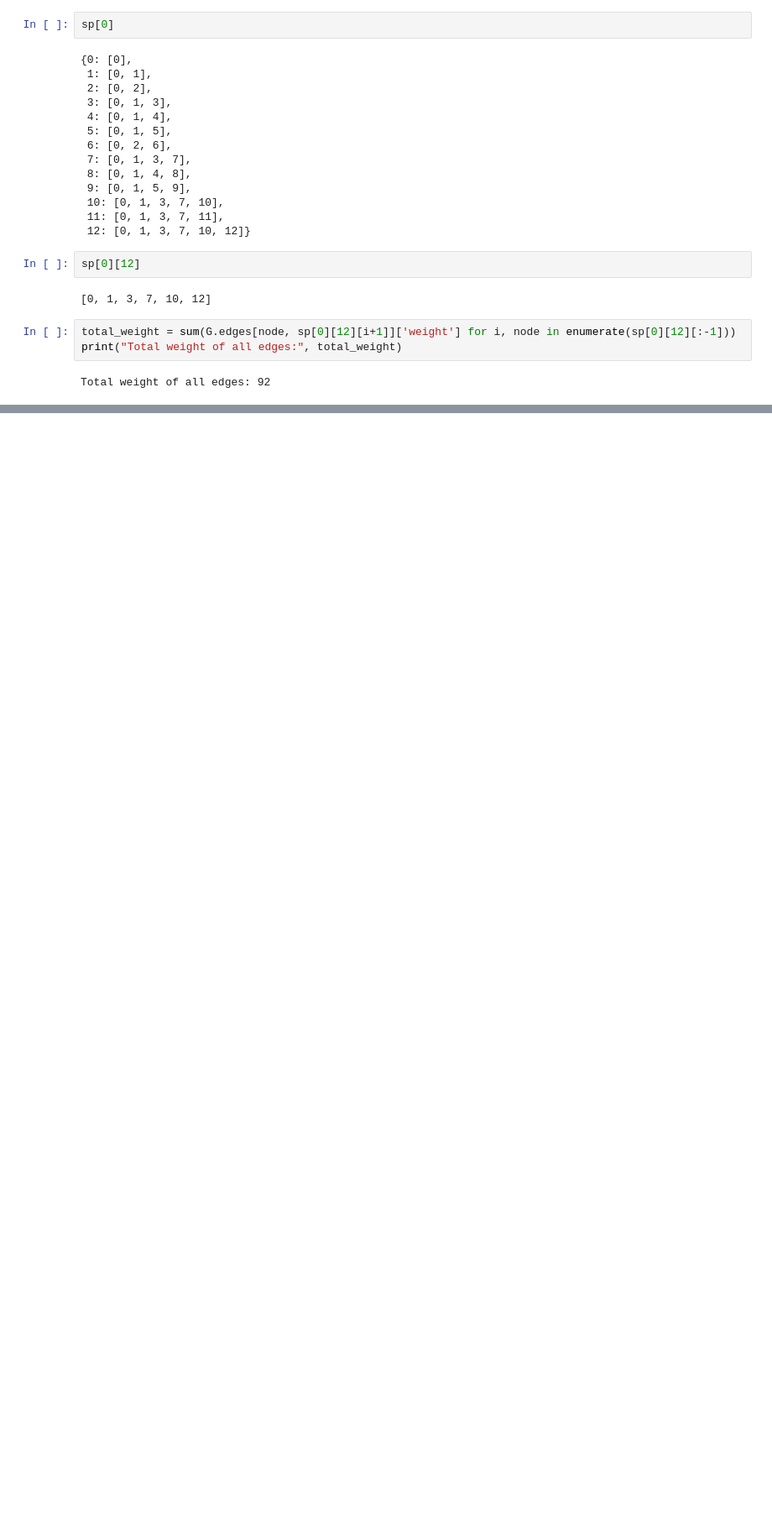
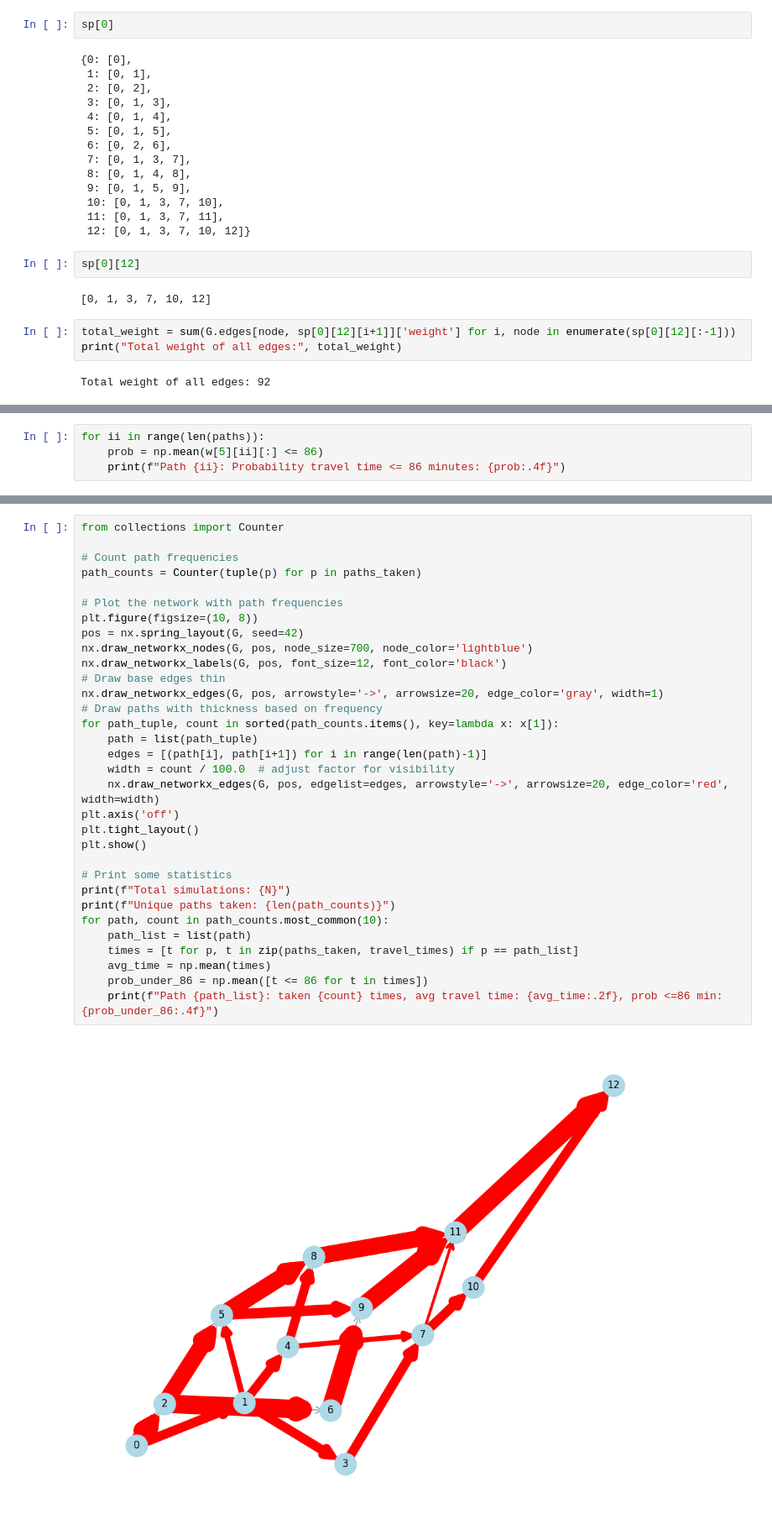
Before and after one commit to martgros/weekly_puzzles, a Jupyter notebook: gambit-route-planning/network.ipynb, the cells around one changed output, grey strips where cells are left out. Shown at 84% size. Cells and saved outputs as stored; diff of their text form; blank space fills up the shorter version.

```diff
--- a/gambit-route-planning/network.ipynb
+++ b/gambit-route-planning/network.ipynb
@@ -104,0 +191,4 @@ Total weight of all edges: 92
+# %%
+for ii in range(len(paths)):
+    prob = np.mean(w[5][ii][:] <= 86)
+    print(f"Path {ii}: Probability travel time <= 86 minutes: {prob:.4f}")
@@ -104,0 +355,34 @@ Total weight of all edges: 92
+# %%
+from collections import Counter
+
+# Count path frequencies
+path_counts = Counter(tuple(p) for p in paths_taken)
+
+# Plot the network with path frequencies
+plt.figure(figsize=(10, 8))
+pos = nx.spring_layout(G, seed=42)
+nx.draw_networkx_nodes(G, pos, node_size=700, node_color='lightblue')
+nx.draw_networkx_labels(G, pos, font_size=12, font_color='black')
+# Draw base edges thin
+nx.draw_networkx_edges(G, pos, arrowstyle='->', arrowsize=20, edge_color='gray', width=1)
+# Draw paths with thickness based on frequency
+for path_tuple, count in sorted(path_counts.items(), key=lambda x: x[1]):
+    path = list(path_tuple)
+    edges = [(path[i], path[i+1]) for i in range(len(path)-1)]
+    width = count / 100.0  # adjust factor for visibility
+    nx.draw_networkx_edges(G, pos, edgelist=edges, arrowstyle='->', arrowsize=20, edge_color='red', width=width)
+plt.axis('off')
+plt.tight_layout()
+plt.show()
+
+# Print some statistics
+print(f"Total simulations: {N}")
+print(f"Unique paths taken: {len(path_counts)}")
+for path, count in path_counts.most_common(10):
+    path_list = list(path)
+    times = [t for p, t in zip(paths_taken, travel_times) if p == path_list]
+    avg_time = np.mean(times)
+    prob_under_86 = np.mean([t <= 86 for t in times])
+    print(f"Path {path_list}: taken {count} times, avg travel time: {avg_time:.2f}, prob <=86 min: {prob_under_86:.4f}")
+# %% [output]
+[figure, added]
```
Also changed, not shown: parts of 15 cells of this notebook, 2 other files.
